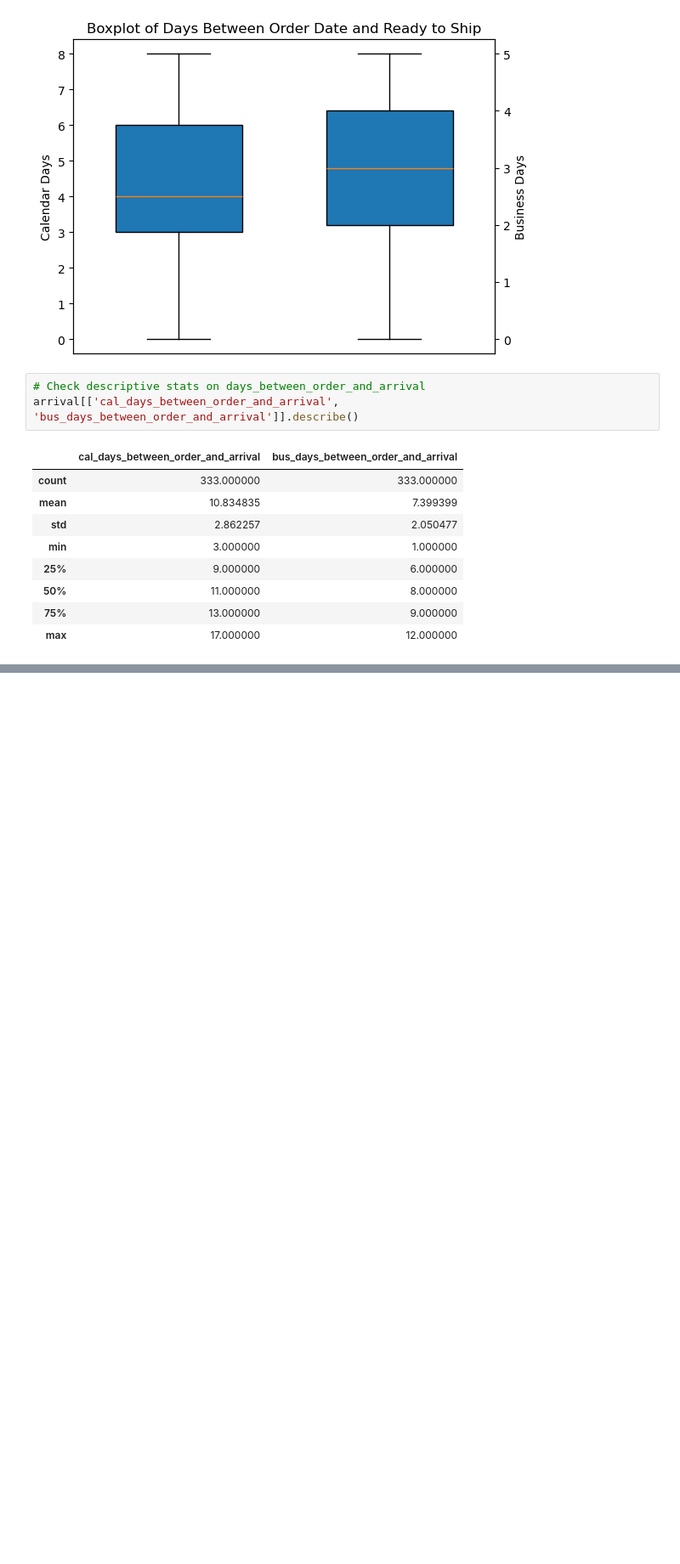
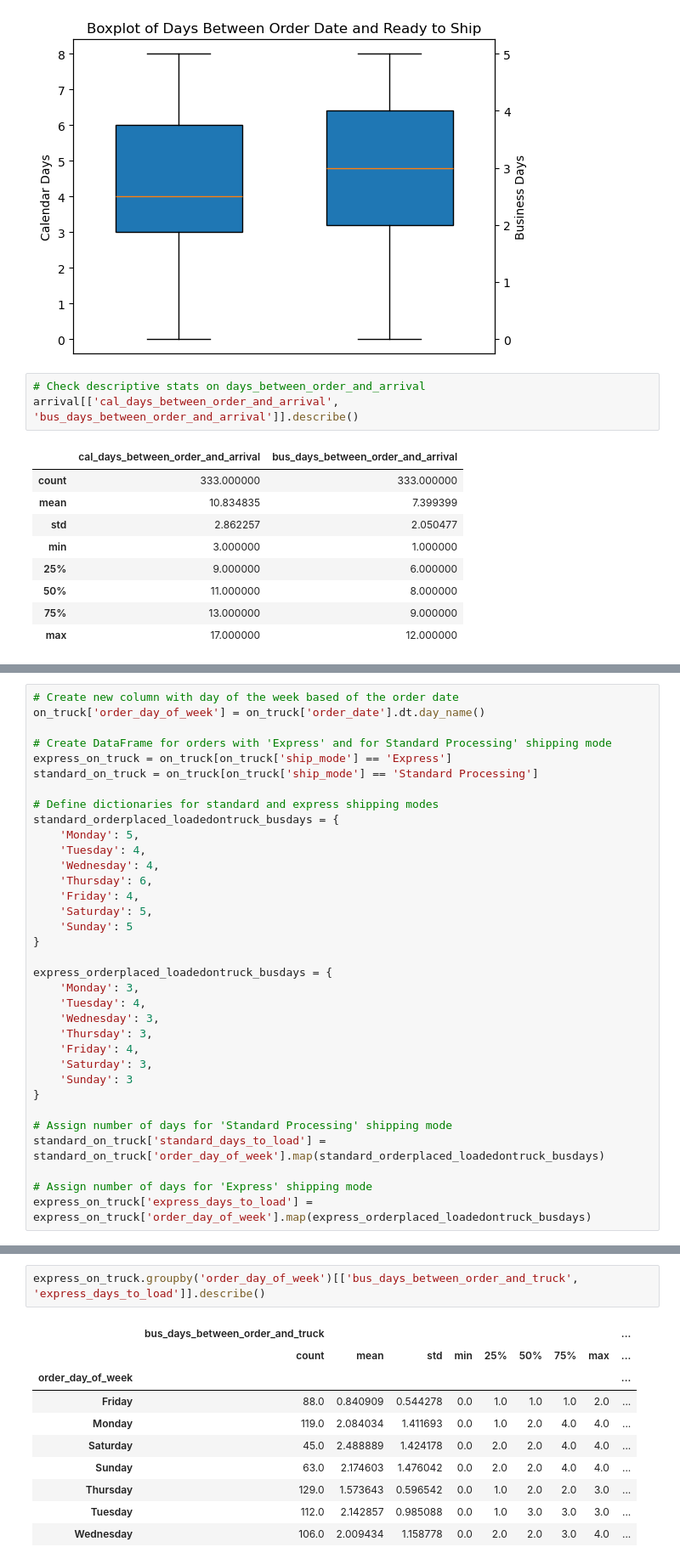
Before and after one commit to trinakohestani/da-eda-muesli, a Jupyter notebook: trina/01_notebook_trina.ipynb, the cells around one changed output, grey strips where cells are left out. Shown at 85% size. Cells and saved outputs as stored; diff of their text form; blank space fills up the shorter version.

```diff
--- a/trina/01_notebook_trina.ipynb
+++ b/trina/01_notebook_trina.ipynb
@@ -515,0 +520,34 @@ plt.show()
+# %%
+# Create new column with day of the week based of the order date
+on_truck['order_day_of_week'] = on_truck['order_date'].dt.day_name()
+
+# Create DataFrame for orders with 'Express' and for Standard Processing' shipping mode
+express_on_truck = on_truck[on_truck['ship_mode'] == 'Express']
+standard_on_truck = on_truck[on_truck['ship_mode'] == 'Standard Processing']
+
+# Define dictionaries for standard and express shipping modes
+standard_orderplaced_loadedontruck_busdays = {
+    'Monday': 5,
+    'Tuesday': 4,
+    'Wednesday': 4,
+    'Thursday': 6,
+    'Friday': 4,
+    'Saturday': 5,
+    'Sunday': 5
+}
+
+express_orderplaced_loadedontruck_busdays = {
+    'Monday': 3,
+    'Tuesday': 4,
+    'Wednesday': 3,
+    'Thursday': 3,
+    'Friday': 4,
+    'Saturday': 3,
+    'Sunday': 3
+}
+
+# Assign number of days for 'Standard Processing' shipping mode
+standard_on_truck['standard_days_to_load'] = standard_on_truck['order_day_of_week'].map(standard_orderplaced_loadedontruck_busdays)
+
+# Assign number of days for 'Express' shipping mode
+express_on_truck['express_days_to_load'] = express_on_truck['order_day_of_week'].map(express_orderplaced_loadedontruck_busdays)
@@ -515,0 +574,13 @@ plt.show()
+# %%
+express_on_truck.groupby('order_day_of_week')[['bus_days_between_order_and_truck', 'express_days_to_load']].describe()
+# %% [output]
+|  | bus_days_between_order_and_truck |  |  |  |  |  |  |  | ... |
+|  | count | mean | std | min | 25% | 50% | 75% | max | ... |
+| order_day_of_week |  |  |  |  |  |  |  |  | ... |
+| Friday | 88.0 | 0.840909 | 0.544278 | 0.0 | 1.0 | 1.0 | 1.0 | 2.0 | ... |
+| Monday | 119.0 | 2.084034 | 1.411693 | 0.0 | 1.0 | 2.0 | 4.0 | 4.0 | ... |
+| Saturday | 45.0 | 2.488889 | 1.424178 | 0.0 | 2.0 | 2.0 | 4.0 | 4.0 | ... |
+| Sunday | 63.0 | 2.174603 | 1.476042 | 0.0 | 2.0 | 2.0 | 4.0 | 4.0 | ... |
+| Thursday | 129.0 | 1.573643 | 0.596542 | 0.0 | 1.0 | 2.0 | 2.0 | 3.0 | ... |
+| Tuesday | 112.0 | 2.142857 | 0.985088 | 0.0 | 1.0 | 3.0 | 3.0 | 3.0 | ... |
+| Wednesday | 106.0 | 2.009434 | 1.158778 | 0.0 | 2.0 | 2.0 | 3.0 | 4.0 | ... |
```
Also changed, not shown: parts of 36 cells of this notebook.
